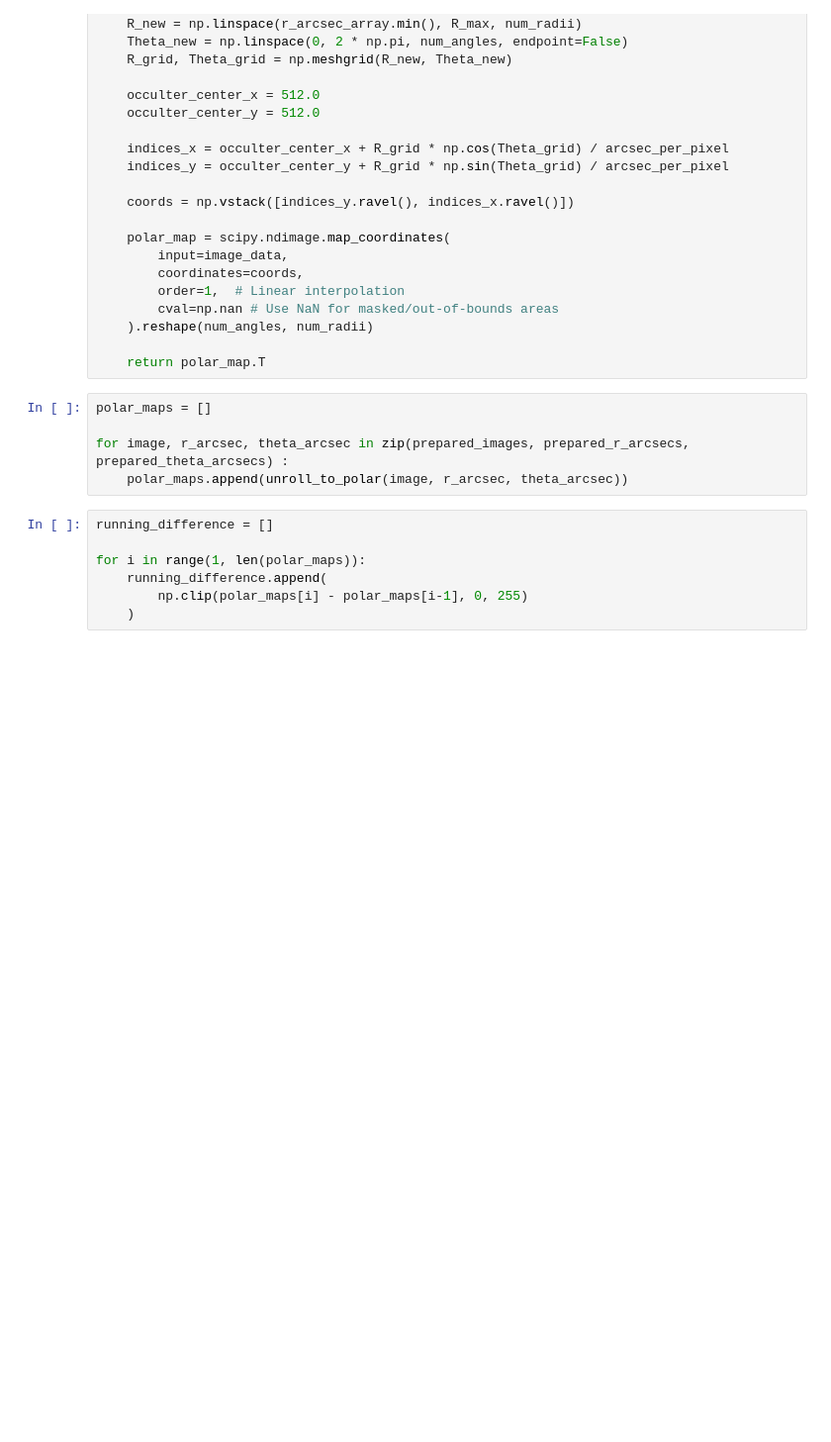
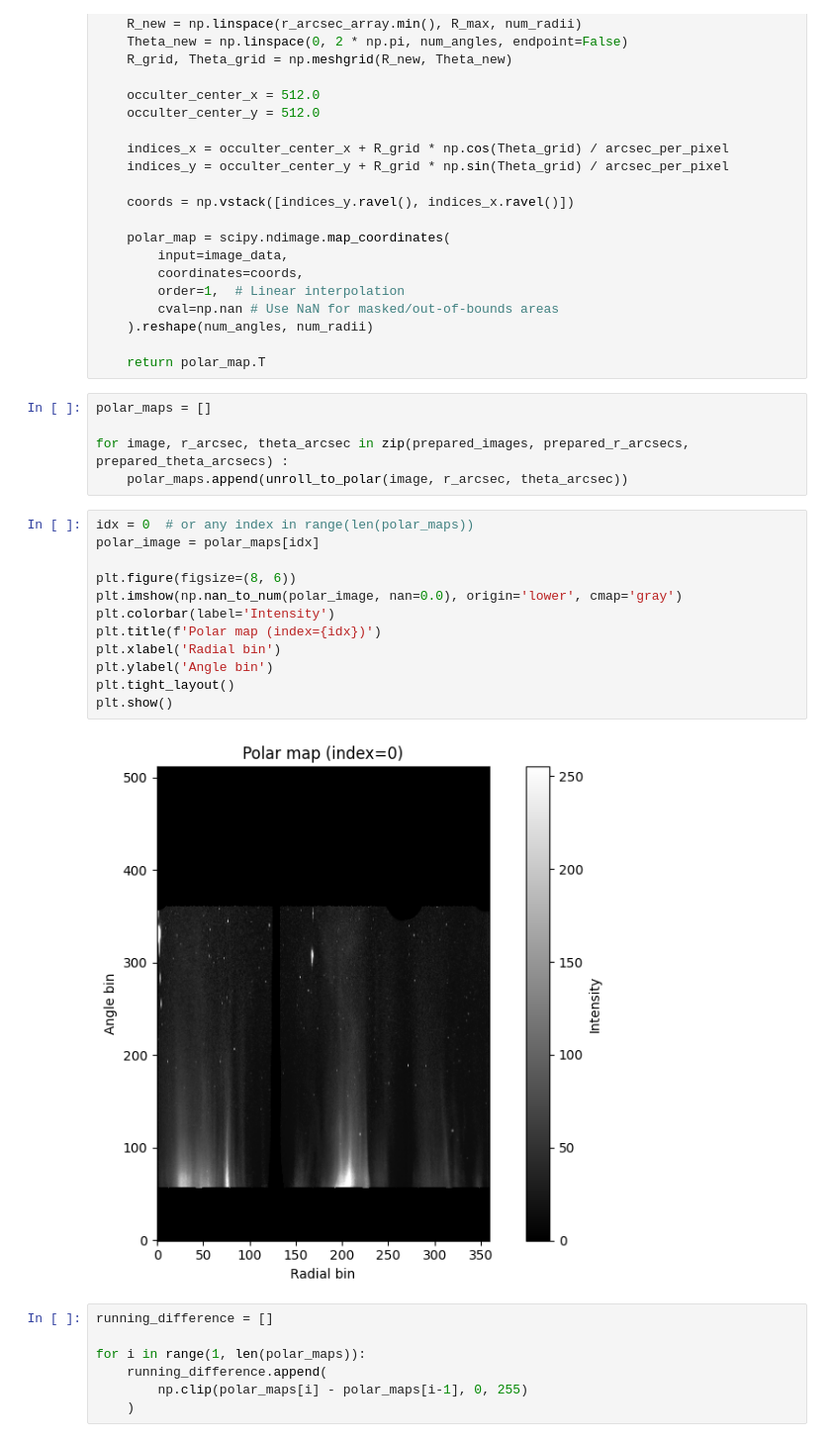
Before and after one commit to SightMan3/CME_DETECTION_GRU, a Jupyter notebook: GRU.ipynb, the cells around one changed output. Shown at 99% size. Drawn from its saved outputs; the diff is of its cells as text; blank space fills up the shorter version.

```diff
--- a/GRU.ipynb
+++ b/GRU.ipynb
@@ -923,6 +923,20 @@ polar_maps = []
 
 for image, r_arcsec, theta_arcsec in zip(prepared_images, prepared_r_arcsecs, prepared_theta_arcsecs) :
     polar_maps.append(unroll_to_polar(image, r_arcsec, theta_arcsec))
+# %%
+idx = 0  # or any index in range(len(polar_maps))
+polar_image = polar_maps[idx]
+
+plt.figure(figsize=(8, 6))
+plt.imshow(np.nan_to_num(polar_image, nan=0.0), origin='lower', cmap='gray')
+plt.colorbar(label='Intensity')
+plt.title(f'Polar map (index={idx})')
+plt.xlabel('Radial bin')
+plt.ylabel('Angle bin')
+plt.tight_layout()
+plt.show()
+# %% [output]
+[figure, added]
 # %%
 running_difference = []
 
```
Also changed, not shown: parts of 9 cells of this notebook, 42 other files.
